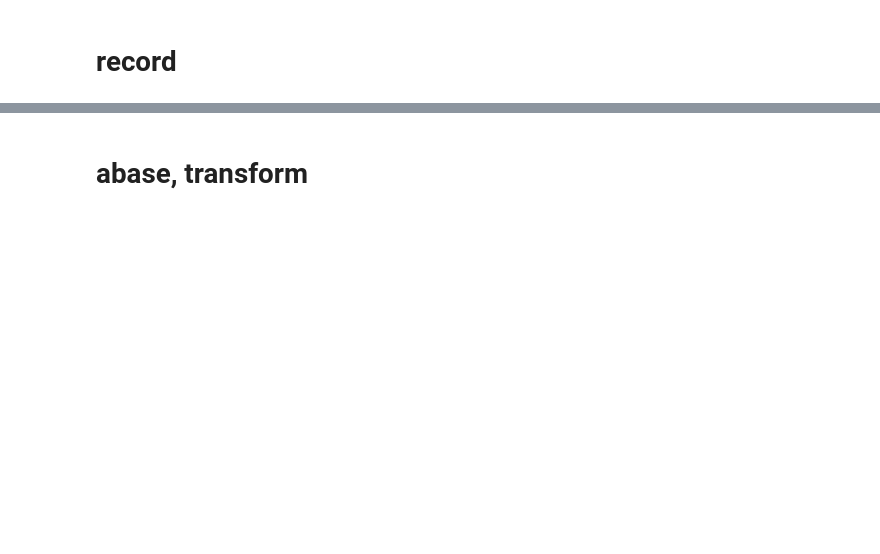
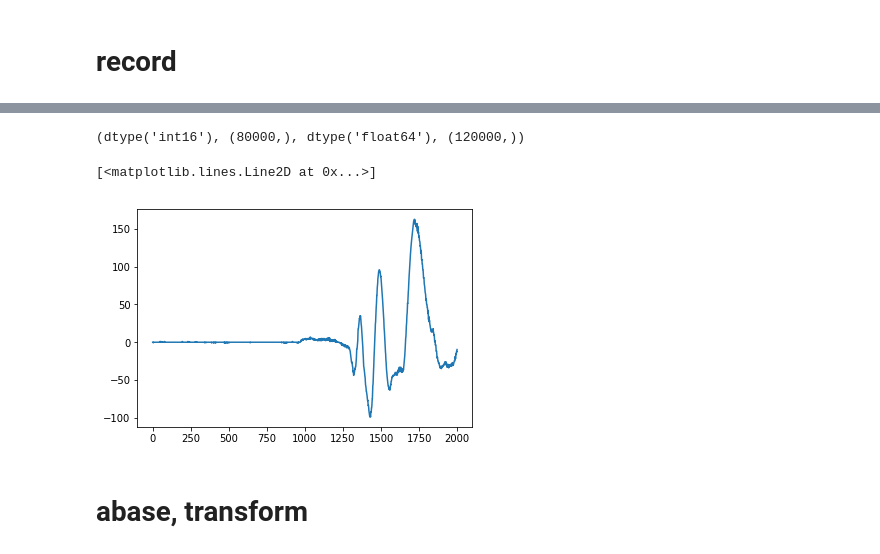
Before and after one commit to nuru-nu/moyo, a Jupyter notebook: notebooks/audio.ipynb, the cells around one changed output, grey strips where cells are left out. Saved outputs shown, nothing was run; the diff lists cells and outputs as text; code cells hidden in the pictures; blank space fills up the shorter version.

```diff
--- a/notebooks/audio.ipynb
+++ b/notebooks/audio.ipynb
@@ -102,0 +99,19 @@ pyaudio.Stream()
+# %%
+def get_recording(ts, before=10, after=0):
+    sts = sorted([
+        int(name.split('.')[0])
+        for name in os.listdir('../recordings/recorder2')
+        if name.endswith('.wav')
+    ])
+    ts0 = sts[np.searchsorted(sts, ts) - 1]
+    dt = ts - ts0
+    assert dt >= 0
+    sr, data = scipy.io.wavfile.read('../recordings/recorder2/{}.wav'.format(ts0))
+    assert sr == settings.rate
+    i1 = int(sr * (dt - before))
+    i2 = int(sr * (dt + after))
+    return data[i1: i2]
+
+df = pandas.read_csv('../recordings/recorder2/index.csv').set_index('name')
+print(len(df))
+df.tail()
@@ -102,0 +126,3 @@ pyaudio.Stream()
+# %%
+r = get_recording(df.loc['oooo', 'ts'], before=5)
+audio.playback(r)
@@ -103,3 +132,17 @@ pyaudio.Stream()
+# %%
+f = 1.5
+r2 = np.interp(np.linspace(0, 1, int(f*len(r))), np.linspace(0, 1, len(r)), r.astype(np.float))
+len(r), len(r2)
+audio.playback(util.float_to_int16(r2))
+# %%
+r.dtype, r.shape, r2.dtype, r2.shape
+# %% [output]
+(dtype('int16'), (80000,), dtype('float64'), (120000,))
+# %%
+plt.plot(r2[:2000])
+# %% [output]
+[<matplotlib.lines.Line2D at 0x...>]
+[figure, added]
 # %% [markdown]
 # abase, transform
 # %%
```
Also changed, not shown: parts of 62 cells of this notebook, 2 other files.
